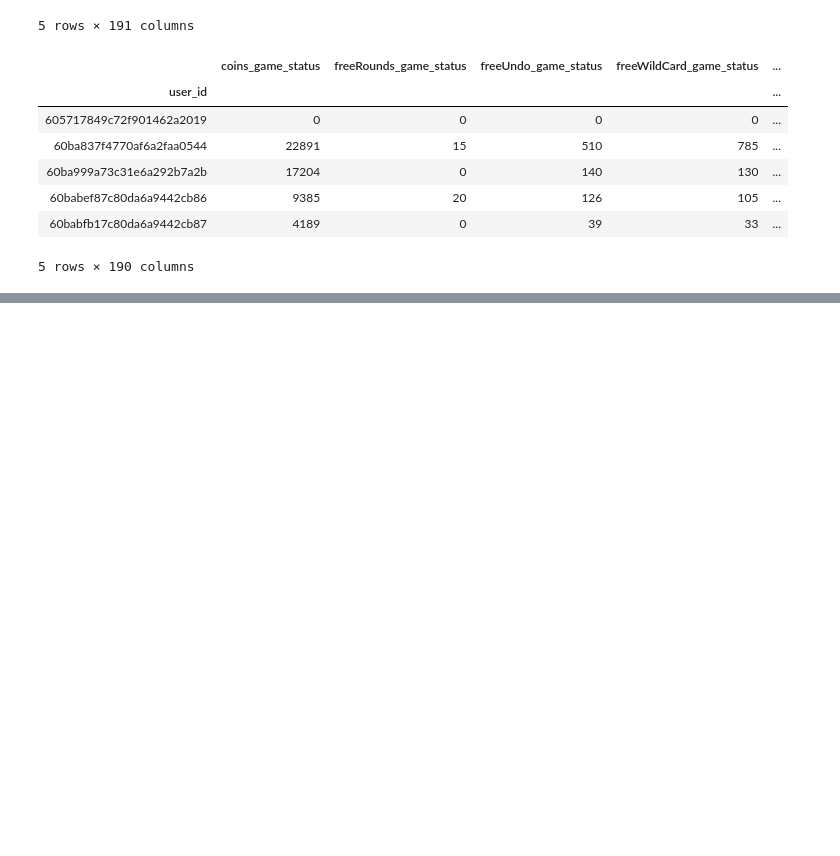
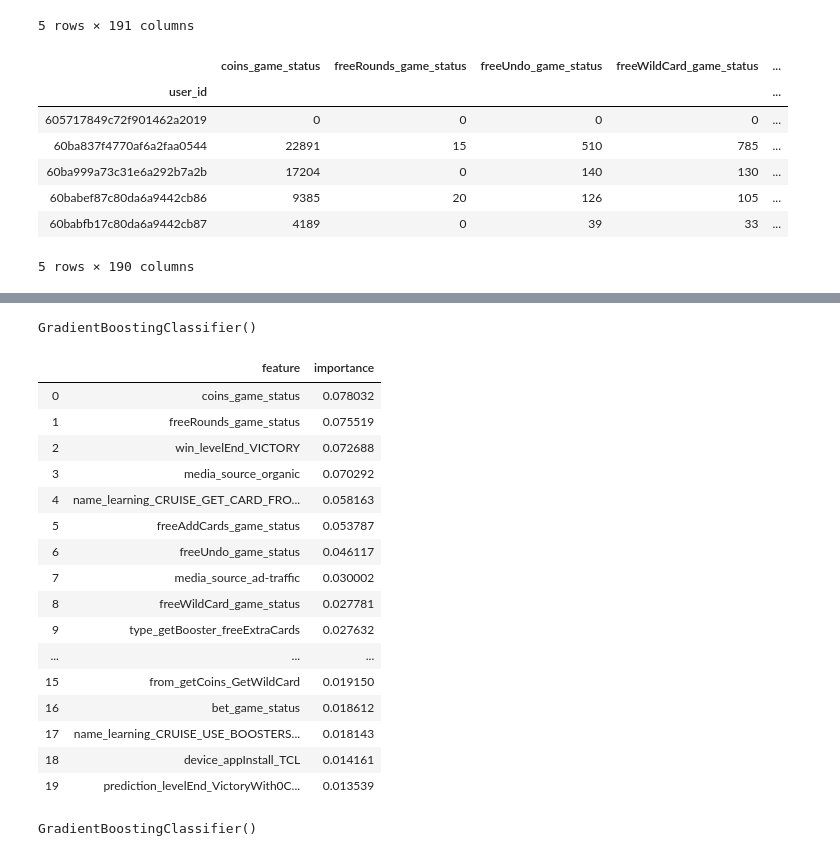
Before and after one commit to smeyanof/game_analysis, a Jupyter notebook: game_analysis.ipynb, the cells around one changed output, grey strips where cells are left out. Saved outputs shown, nothing was run; the diff lists cells and outputs as text; code cells hidden in the pictures; blank space fills up the shorter version.

```diff
--- a/game_analysis.ipynb
+++ b/game_analysis.ipynb
@@ -456,0 +459,14 @@ data_full_count_1.head()
+# %%
+data_full_2 = data_full.loc[data_full['session_index'] == 2]
+data_full_count_2 = data_full_2.groupby(['user_id']).sum()
+data_full_count_2['coins_game_status'] = data_full_count_2['coins_game_status'] / data_full_count_2['session_index']
+data_full_count_2['coins_game_status'] = data_full_count_2['coins_game_status'].astype(int)
+data_full_count_2 = data_full_count_2.drop('session_index', axis = 1)
+data_full_count_2 = data_full_count_2.dropna(axis=1, how='all')
+# %%
+goal_1_2 = pd.DataFrame(index=data_full_count_1.index, columns=['target'])
+for i in goal_1_2.index:
+    if i in data_full_count_2.index:
+        goal_1_2['target'].loc[i] = 1
+    else:
+        goal_1_2['target'].loc[i] = 0
@@ -456,0 +475,33 @@ data_full_count_1.head()
+# %%
+model = GradientBoostingClassifier()
+# %%
+model.fit(data_full_count_1, goal_1_2)
+# %% [output]
+GradientBoostingClassifier()
+# %%
+# Extract the feature importances into a dataframe
+feature_results = pd.DataFrame({'feature': list(data_full_count_1.columns),
+                                'importance': model.feature_importances_})
+
+# Show the top 10 most important
+feature_results = feature_results.sort_values('importance', ascending = False).reset_index(drop=True)
+
+feature_results.head(20)
+# %% [output]
+|  | feature | importance |
+| 0 | coins_game_status | 0.078032 |
+| 1 | freeRounds_game_status | 0.075519 |
+| 2 | win_levelEnd_VICTORY | 0.072688 |
+| 3 | media_source_organic | 0.070292 |
+| 4 | name_learning_CRUISE_GET_CARD_FRO... | 0.058163 |
+| 5 | freeAddCards_game_status | 0.053787 |
+| 6 | freeUndo_game_status | 0.046117 |
+| 7 | media_source_ad-traffic | 0.030002 |
+| 8 | freeWildCard_game_status | 0.027781 |
+| 9 | type_getBooster_freeExtraCards | 0.027632 |
+| ... | ... | ... |
+| 15 | from_getCoins_GetWildCard | 0.019150 |
+| 16 | bet_game_status | 0.018612 |
+| 17 | name_learning_CRUISE_USE_BOOSTERS... | 0.018143 |
+| 18 | device_appInstall_TCL | 0.014161 |
+| 19 | prediction_levelEnd_VictoryWith0C... | 0.013539 |
@@ -456,0 +510,4 @@ data_full_count_1.head()
+# %%
+model.fit(data_full_count_1[important_features], goal_1_2)
+# %% [output]
+GradientBoostingClassifier()
```
Also changed, not shown: parts of 25 cells of this notebook.
